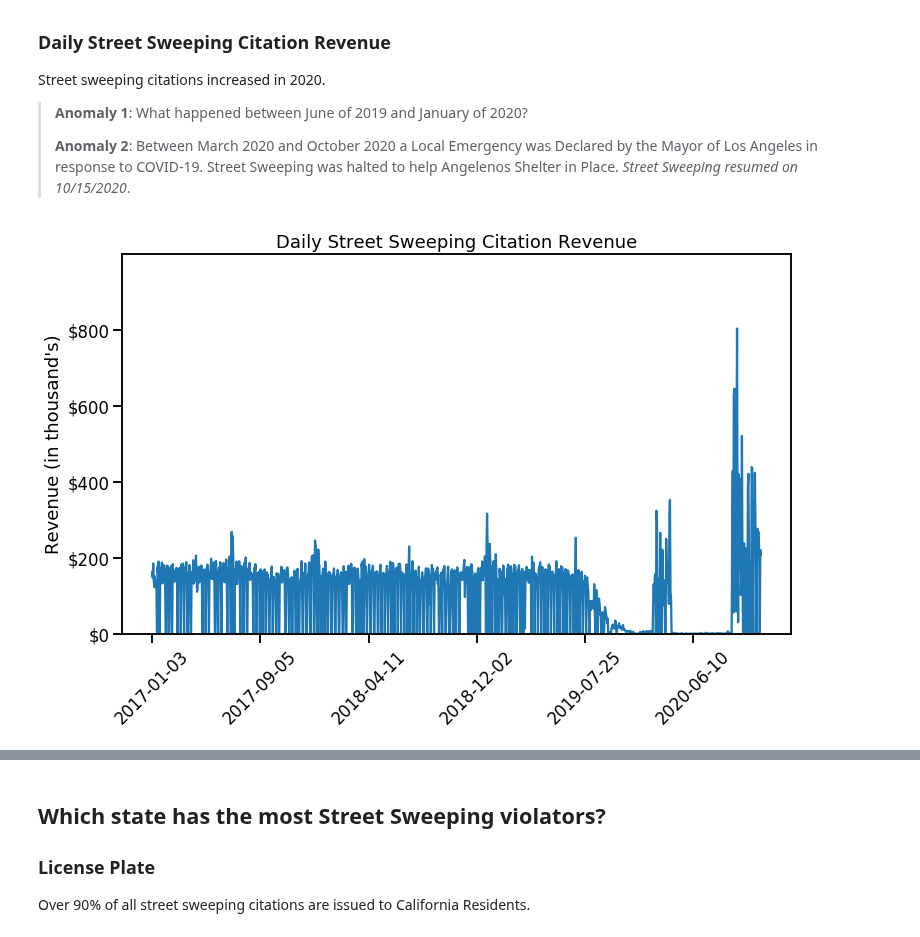
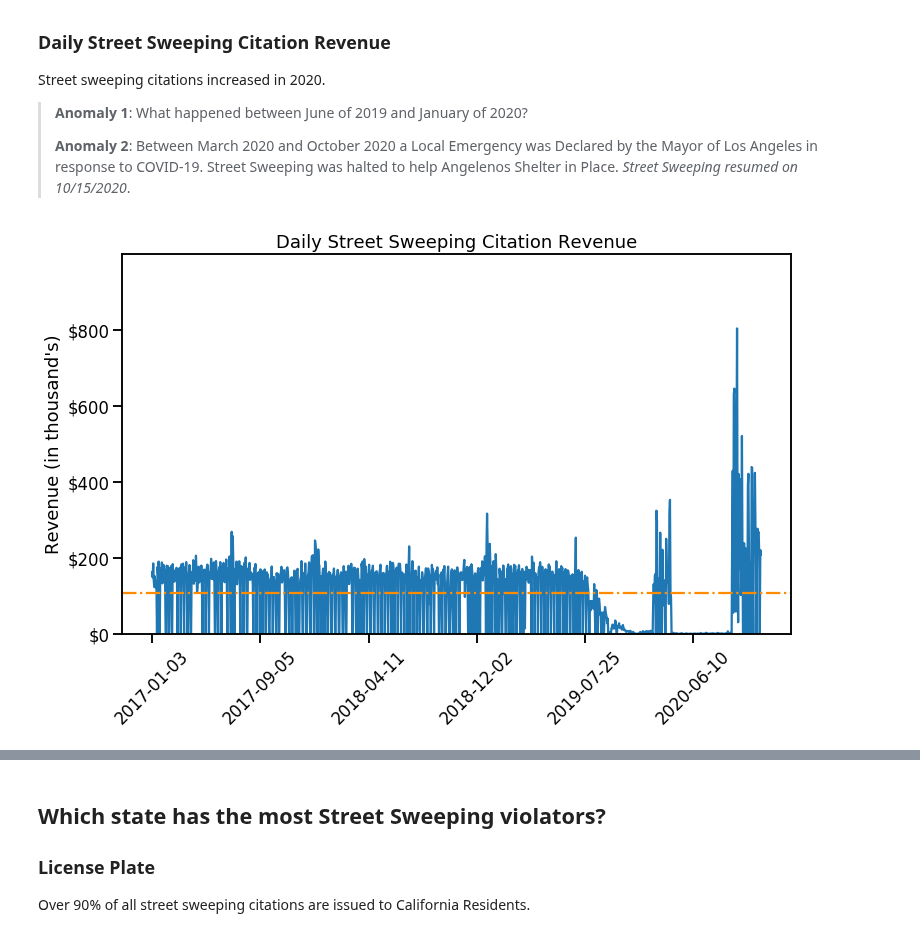
Before and after one commit to Promeos/LADOT-COVID19-enforcement, a Jupyter notebook: MVP.ipynb, the cells around one changed output, grey strips where cells are left out. Cells and saved outputs as stored; diff of their text form; code cells hidden in the pictures.

```diff
--- a/MVP.ipynb
+++ b/MVP.ipynb
@@ -240,15 +235,16 @@ Street sweeping citations increased in 2020.
 # %%
 sns.set_context('talk')
 
 # Plot daily revenue from street sweeping citations
 df_citations.groupby('issue_date').fine_amount.sum().plot(figsize=(12, 7))
+plt.axhline(avg_daily_revenue_precovid, color='darkorange', linestyle="-.")
 
-plt.title('Daily Street Sweeping Citation Revenue')
+plt.title("Daily Street Sweeping Citation Revenue")
 plt.xlabel('')
-plt.ylabel('Revenue (in thousand\'s)')
+plt.ylabel("Revenue (in thousand's)")
 
 plt.xticks(rotation=45)
 plt.yticks(range(0, 1_000_000, 200_000), ['$0', '$200', '$400', '$600', '$800',])
 plt.ylim(0, 1_000_000);
 # %% [output]
-[figure, old version]
+[figure, new version]
```
Also changed, not shown: parts of 21 cells of this notebook.
